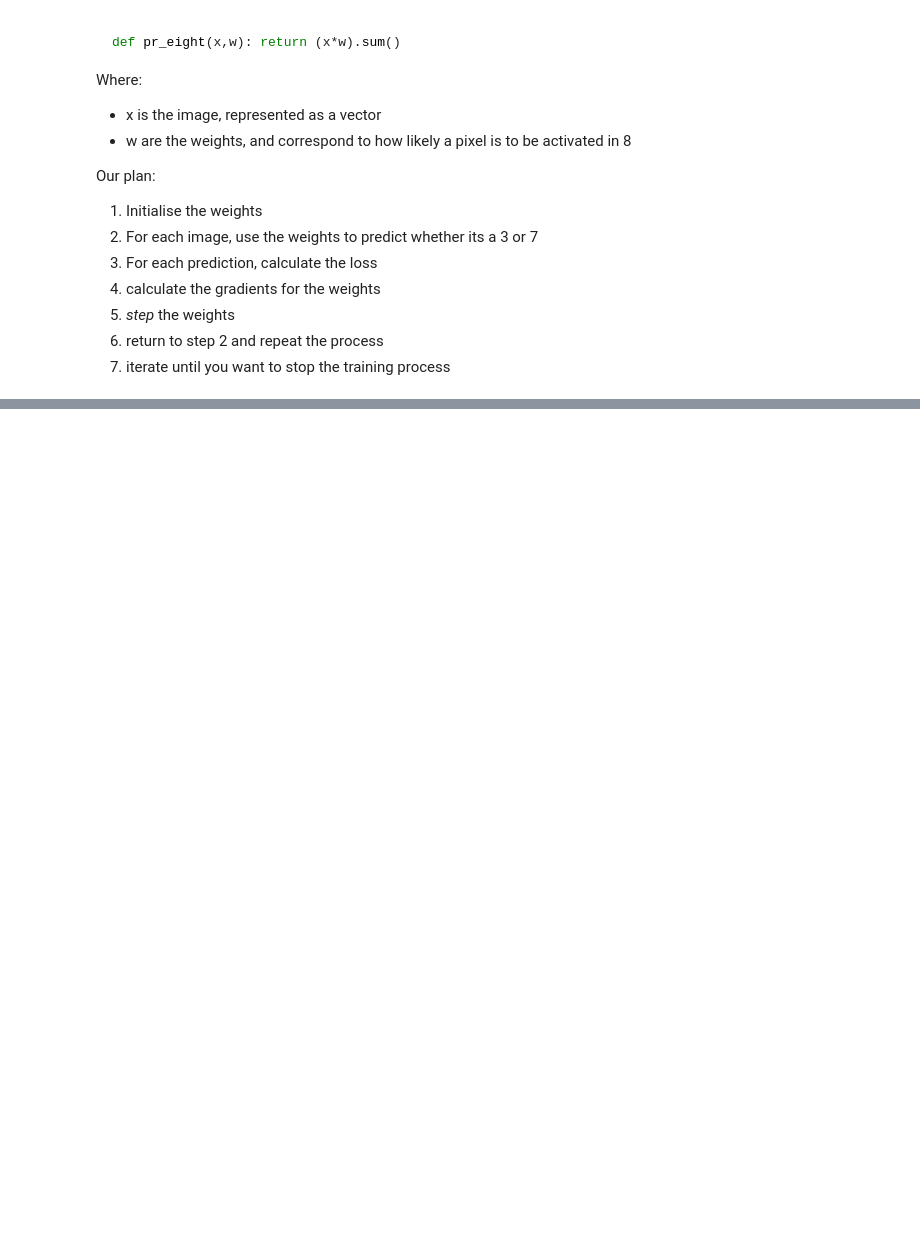
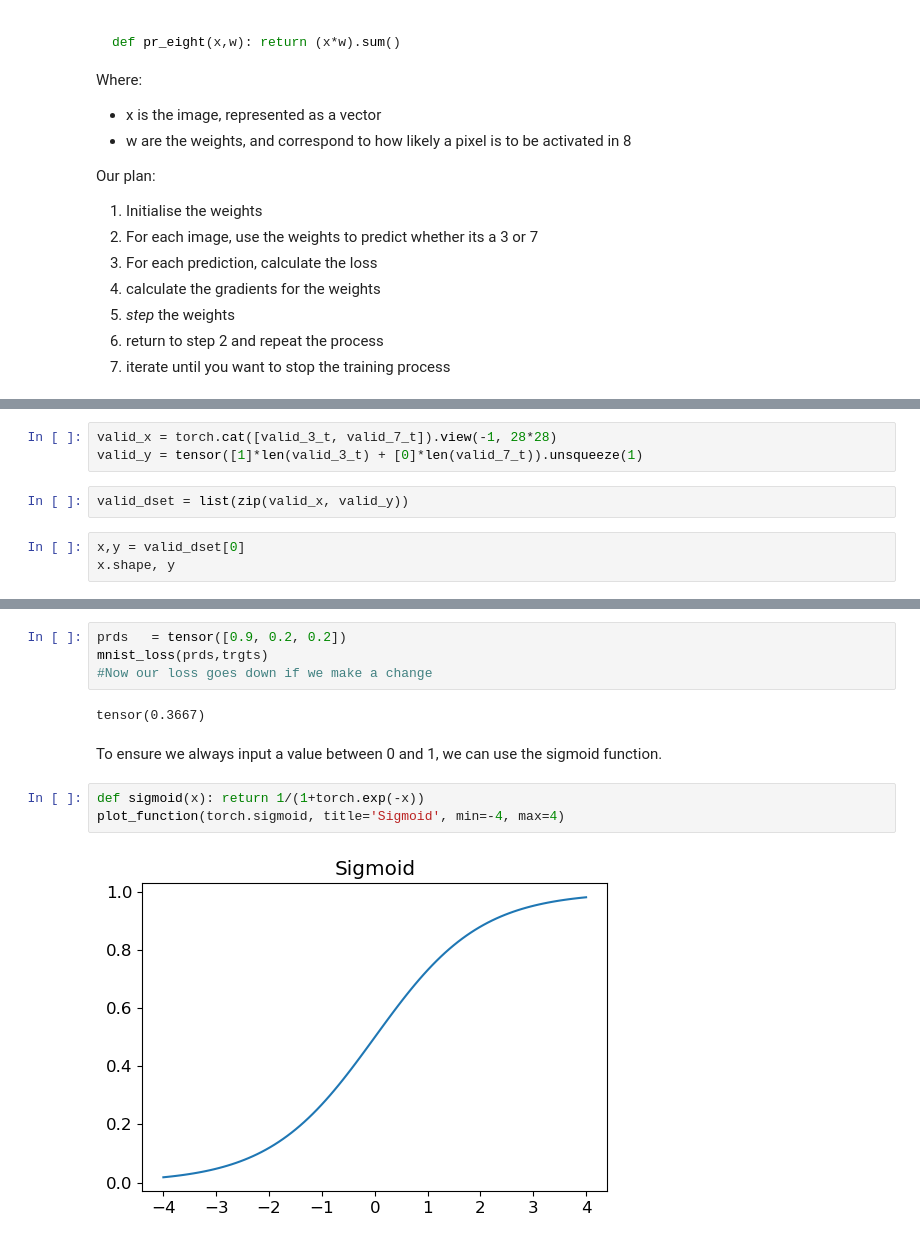
Before and after one commit to MostValue/fast-ai, a Jupyter notebook: deep-learning/digit-classification.ipynb, the cells around one changed output, grey strips where cells are left out. Drawn from its saved outputs; the diff is of its cells as text; blank space fills up the shorter version.

```diff
--- a/deep-learning/digit-classification.ipynb
+++ b/deep-learning/digit-classification.ipynb
@@ -262,0 +373,8 @@ NameError: name 'gv' is not defined
+# %%
+valid_x = torch.cat([valid_3_t, valid_7_t]).view(-1, 28*28)
+valid_y = tensor([1]*len(valid_3_t) + [0]*len(valid_7_t)).unsqueeze(1)
+# %%
+valid_dset = list(zip(valid_x, valid_y))
+# %%
+x,y = valid_dset[0]
+x.shape, y
@@ -262,0 +441,13 @@ NameError: name 'gv' is not defined
+# %%
+prds   = tensor([0.9, 0.2, 0.2])
+mnist_loss(prds,trgts)
+#Now our loss goes down if we make a change
+# %% [output]
+tensor(0.3667)
+# %% [markdown]
+To ensure we always input a value between 0 and 1, we can use the sigmoid function.
+# %%
+def sigmoid(x): return 1/(1+torch.exp(-x))
+plot_function(torch.sigmoid, title='Sigmoid', min=-4, max=4)
+# %% [output]
+[figure, added]
```
Also changed, not shown: parts of 88 cells of this notebook.
